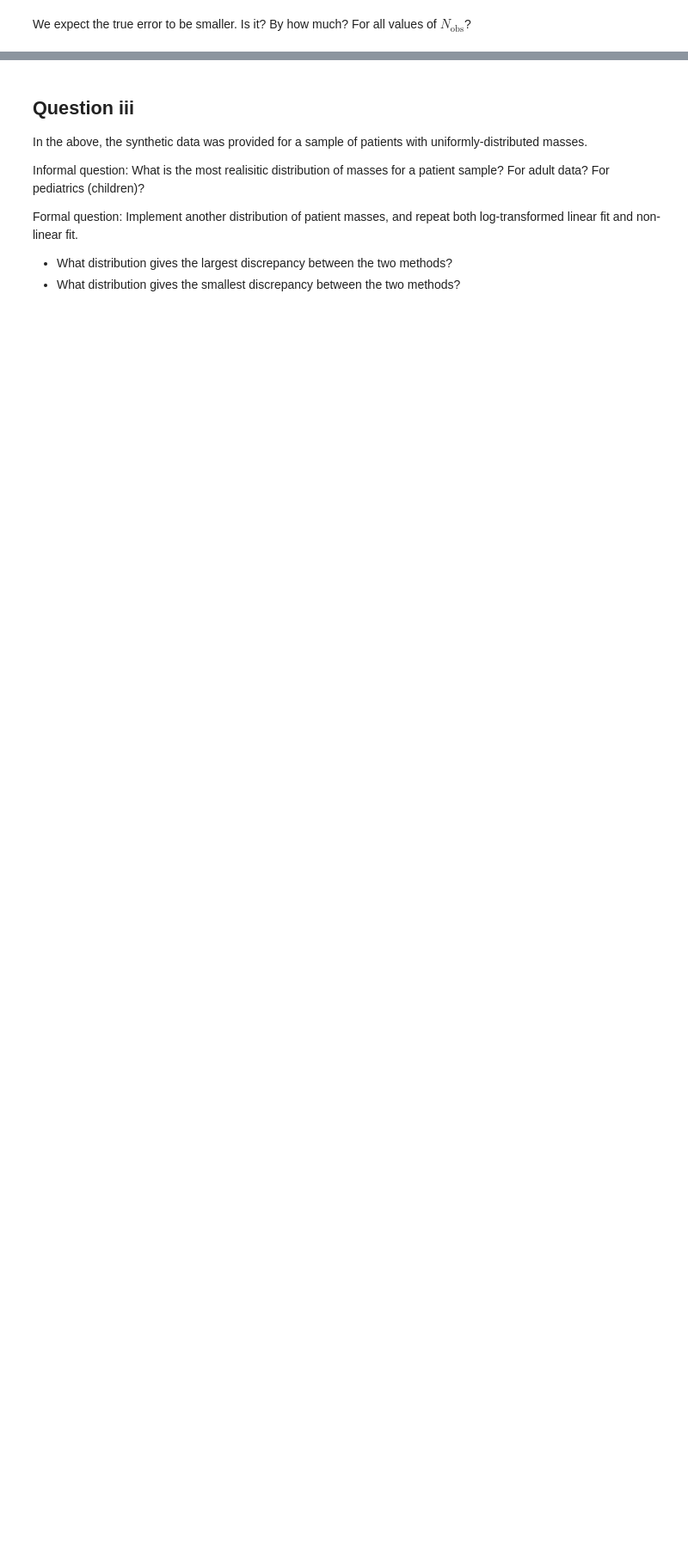
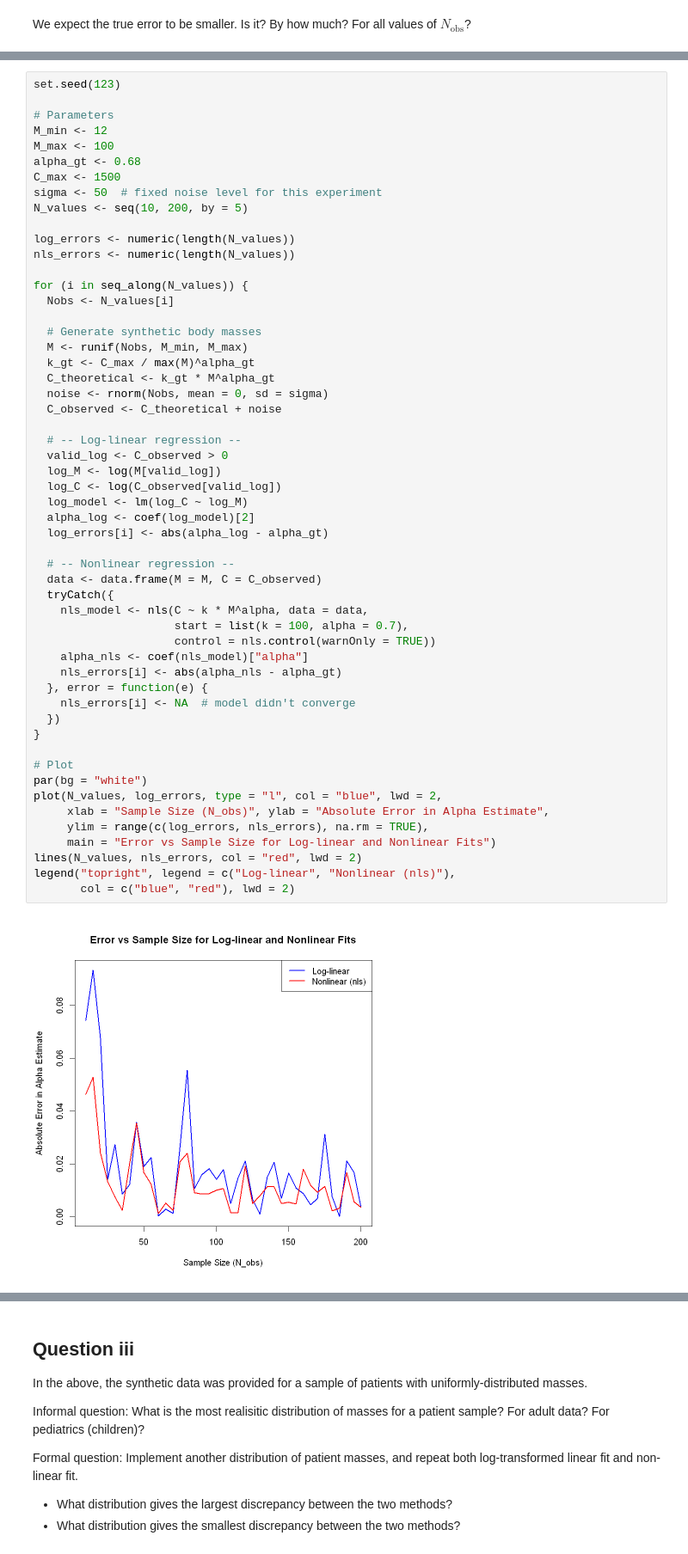
Before and after one commit to akarshkd/Math227C, a Jupyter notebook: ProblemSets_PartII/Math227C_P7.ipynb, the cells around one changed output, grey strips where cells are left out. Shown at 86% size. Drawn from its saved outputs; the diff is of its cells as text; blank space fills up the shorter version.

```diff
--- a/ProblemSets_PartII/Math227C_P7.ipynb
+++ b/ProblemSets_PartII/Math227C_P7.ipynb
@@ -248,0 +233,56 @@ We expect the true error to be smaller. Is it? By how much? For all values of $N
+# %%
+set.seed(123)
+
+# Parameters
+M_min <- 12
+M_max <- 100
+alpha_gt <- 0.68
+C_max <- 1500
+sigma <- 50  # fixed noise level for this experiment
+N_values <- seq(10, 200, by = 5)
+
+log_errors <- numeric(length(N_values))
+nls_errors <- numeric(length(N_values))
+
+for (i in seq_along(N_values)) {
+  Nobs <- N_values[i]
+
+  # Generate synthetic body masses
+  M <- runif(Nobs, M_min, M_max)
+  k_gt <- C_max / max(M)^alpha_gt
+  C_theoretical <- k_gt * M^alpha_gt
+  noise <- rnorm(Nobs, mean = 0, sd = sigma)
+  C_observed <- C_theoretical + noise
+
+  # -- Log-linear regression --
+  valid_log <- C_observed > 0
+  log_M <- log(M[valid_log])
+  log_C <- log(C_observed[valid_log])
+  log_model <- lm(log_C ~ log_M)
+  alpha_log <- coef(log_model)[2]
+  log_errors[i] <- abs(alpha_log - alpha_gt)
+
+  # -- Nonlinear regression --
+  data <- data.frame(M = M, C = C_observed)
+  tryCatch({
+    nls_model <- nls(C ~ k * M^alpha, data = data,
+                     start = list(k = 100, alpha = 0.7),
+                     control = nls.control(warnOnly = TRUE))
+    alpha_nls <- coef(nls_model)["alpha"]
+    nls_errors[i] <- abs(alpha_nls - alpha_gt)
+  }, error = function(e) {
+    nls_errors[i] <- NA  # model didn't converge
+  })
+}
+
+# Plot
+par(bg = "white")
+plot(N_values, log_errors, type = "l", col = "blue", lwd = 2,
+     xlab = "Sample Size (N_obs)", ylab = "Absolute Error in Alpha Estimate",
+     ylim = range(c(log_errors, nls_errors), na.rm = TRUE),
+     main = "Error vs Sample Size for Log-linear and Nonlinear Fits")
+lines(N_values, nls_errors, col = "red", lwd = 2)
+legend("topright", legend = c("Log-linear", "Nonlinear (nls)"),
+       col = c("blue", "red"), lwd = 2)
+# %% [output]
+[figure, added]
```
Also changed, not shown: parts of 5 cells of this notebook.
